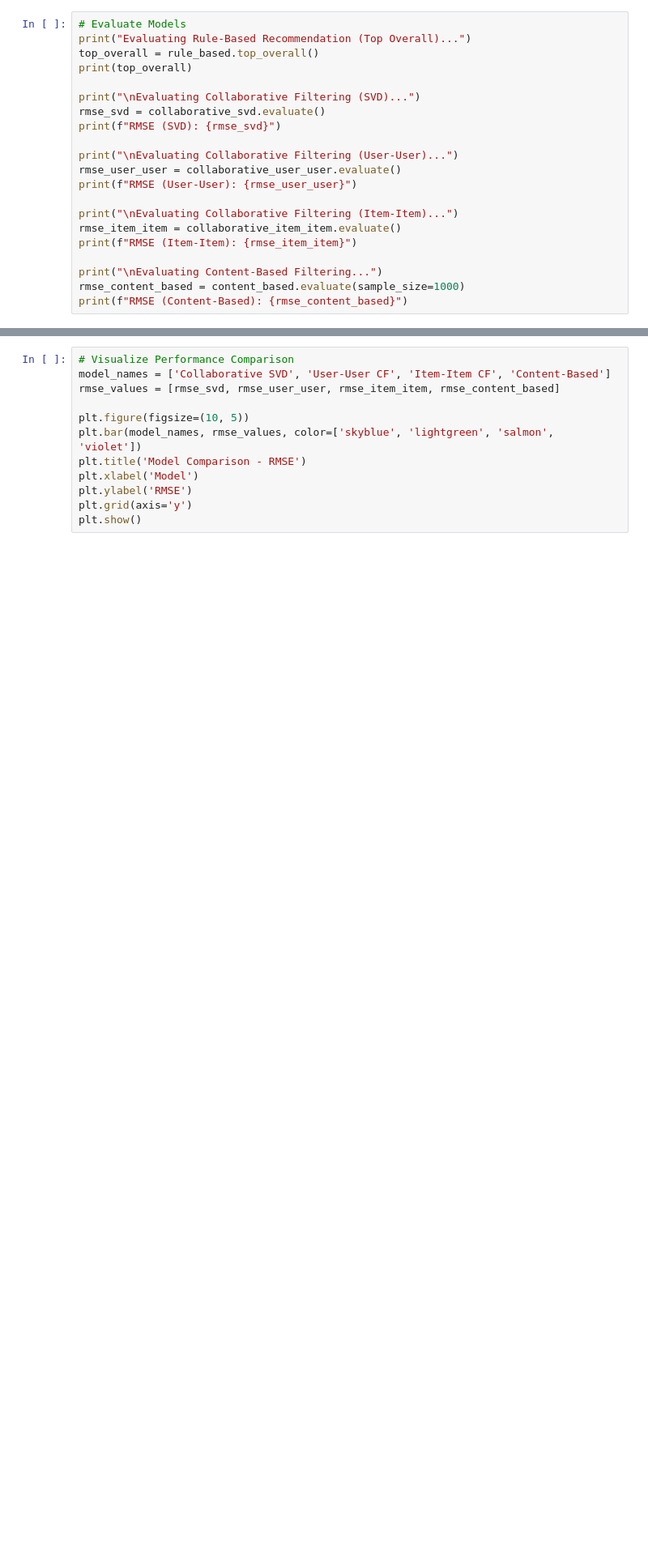
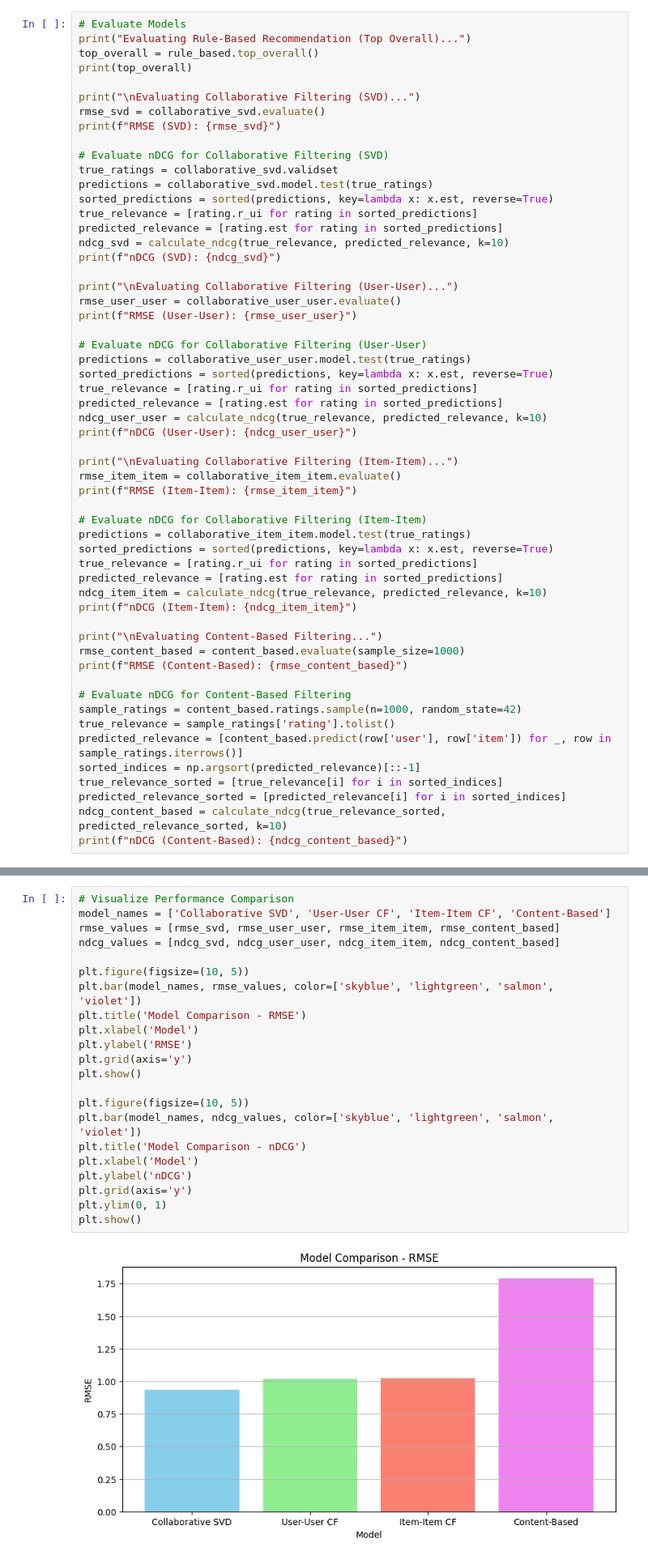
Before and after one commit to MechInterpreter/Case_Studies, a Jupyter notebook: moviemate/notebooks/model_selection.ipynb, the cells around one changed output, grey strips where cells are left out. Shown at 81% size. Cells and saved outputs as stored; diff of their text form; blank space fills up the shorter version.

```diff
--- a/moviemate/notebooks/model_selection.ipynb
+++ b/moviemate/notebooks/model_selection.ipynb
@@ -36,14 +55,49 @@ print("\nEvaluating Collaborative Filtering (SVD)...")
 rmse_svd = collaborative_svd.evaluate()
 print(f"RMSE (SVD): {rmse_svd}")
 
+# Evaluate nDCG for Collaborative Filtering (SVD)
+true_ratings = collaborative_svd.validset
+predictions = collaborative_svd.model.test(true_ratings)
+sorted_predictions = sorted(predictions, key=lambda x: x.est, reverse=True)
+true_relevance = [rating.r_ui for rating in sorted_predictions]
+predicted_relevance = [rating.est for rating in sorted_predictions]
+ndcg_svd = calculate_ndcg(true_relevance, predicted_relevance, k=10)
+print(f"nDCG (SVD): {ndcg_svd}")
+
 print("\nEvaluating Collaborative Filtering (User-User)...")
 rmse_user_user = collaborative_user_user.evaluate()
 print(f"RMSE (User-User): {rmse_user_user}")
+
+# Evaluate nDCG for Collaborative Filtering (User-User)
+predictions = collaborative_user_user.model.test(true_ratings)
+sorted_predictions = sorted(predictions, key=lambda x: x.est, reverse=True)
+true_relevance = [rating.r_ui for rating in sorted_predictions]
+predicted_relevance = [rating.est for rating in sorted_predictions]
+ndcg_user_user = calculate_ndcg(true_relevance, predicted_relevance, k=10)
+print(f"nDCG (User-User): {ndcg_user_user}")
 
 print("\nEvaluating Collaborative Filtering (Item-Item)...")
 rmse_item_item = collaborative_item_item.evaluate()
 print(f"RMSE (Item-Item): {rmse_item_item}")
 
+# Evaluate nDCG for Collaborative Filtering (Item-Item)
+predictions = collaborative_item_item.model.test(true_ratings)
+sorted_predictions = sorted(predictions, key=lambda x: x.est, reverse=True)
+true_relevance = [rating.r_ui for rating in sorted_predictions]
+predicted_relevance = [rating.est for rating in sorted_predictions]
+ndcg_item_item = calculate_ndcg(true_relevance, predicted_relevance, k=10)
+print(f"nDCG (Item-Item): {ndcg_item_item}")
+
 print("\nEvaluating Content-Based Filtering...")
 rmse_content_based = content_based.evaluate(sample_size=1000)
 print(f"RMSE (Content-Based): {rmse_content_based}")
+
+# Evaluate nDCG for Content-Based Filtering
+sample_ratings = content_based.ratings.sample(n=1000, random_state=42)
+true_relevance = sample_ratings['rating'].tolist()
+predicted_relevance = [content_based.predict(row['user'], row['item']) for _, row in sample_ratings.iterrows()]
+sorted_indices = np.argsort(predicted_relevance)[::-1]
+true_relevance_sorted = [true_relevance[i] for i in sorted_indices]
+predicted_relevance_sorted = [predicted_relevance[i] for i in sorted_indices]
+ndcg_content_based = calculate_ndcg(true_relevance_sorted, predicted_relevance_sorted, k=10)
+print(f"nDCG (Content-Based): {ndcg_content_based}")
@@ -50,12 +122,24 @@ print(f"RMSE (Content-Based): {rmse_content_based}")
 # %%
 # Visualize Performance Comparison
 model_names = ['Collaborative SVD', 'User-User CF', 'Item-Item CF', 'Content-Based']
 rmse_values = [rmse_svd, rmse_user_user, rmse_item_item, rmse_content_based]
+ndcg_values = [ndcg_svd, ndcg_user_user, ndcg_item_item, ndcg_content_based]
 
 plt.figure(figsize=(10, 5))
 plt.bar(model_names, rmse_values, color=['skyblue', 'lightgreen', 'salmon', 'violet'])
 plt.title('Model Comparison - RMSE')
 plt.xlabel('Model')
 plt.ylabel('RMSE')
 plt.grid(axis='y')
 plt.show()
+
+plt.figure(figsize=(10, 5))
+plt.bar(model_names, ndcg_values, color=['skyblue', 'lightgreen', 'salmon', 'violet'])
+plt.title('Model Comparison - nDCG')
+plt.xlabel('Model')
+plt.ylabel('nDCG')
+plt.grid(axis='y')
+plt.ylim(0, 1)
+plt.show()
+# %% [output]
+[figure, added]
```
Also changed, not shown: parts of 5 cells of this notebook, 1 other file.
